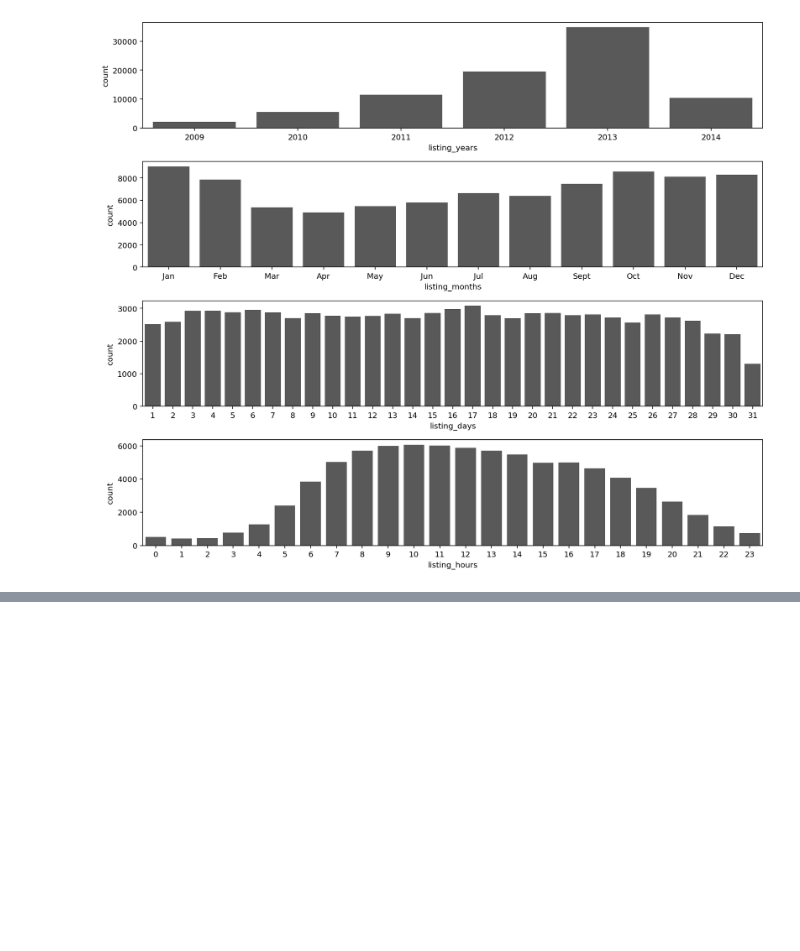
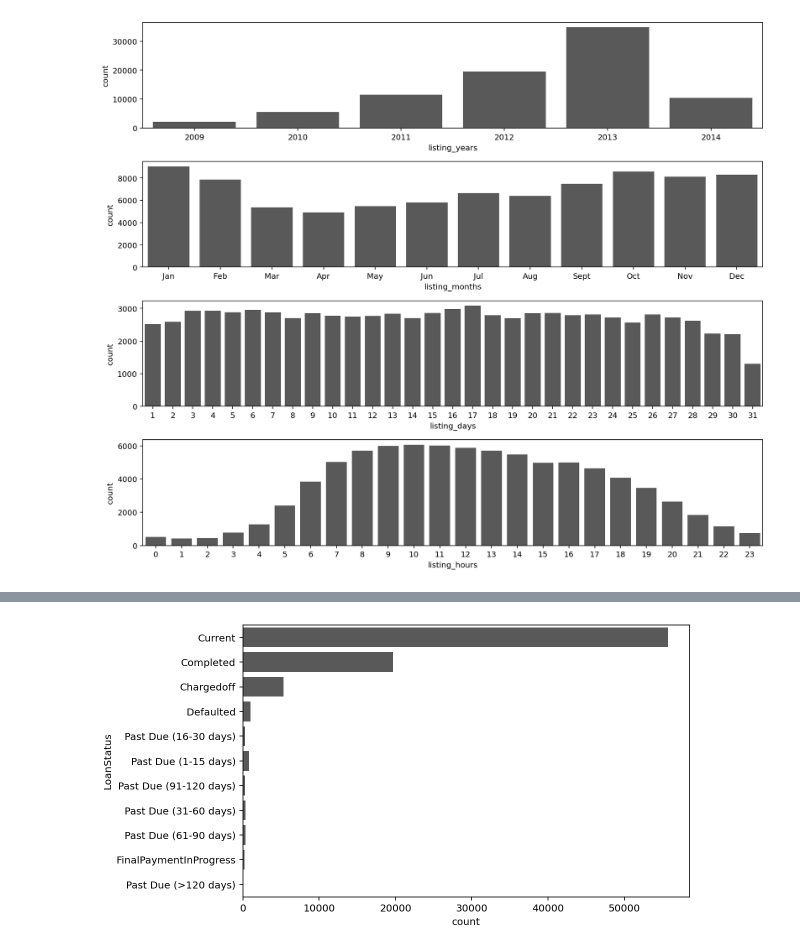
Before and after one commit to Lippins/Prosper-Loan-Data, a Jupyter notebook: exploration.ipynb, the cells around one changed output, grey strips where cells are left out. Cells and saved outputs as stored; diff of their text form; code cells hidden in the pictures; blank space fills up the shorter version.

```diff
--- a/exploration.ipynb
+++ b/exploration.ipynb
@@ -524,0 +575,5 @@ plt.tight_layout();
+# %%
+plt.figure(figsize=(8, 5))
+sns.countplot(data=loan_df, y='LoanStatus', color=main_color);
+# %% [output]
+[figure, added]
```
Also changed, not shown: parts of 9 cells of this notebook.
